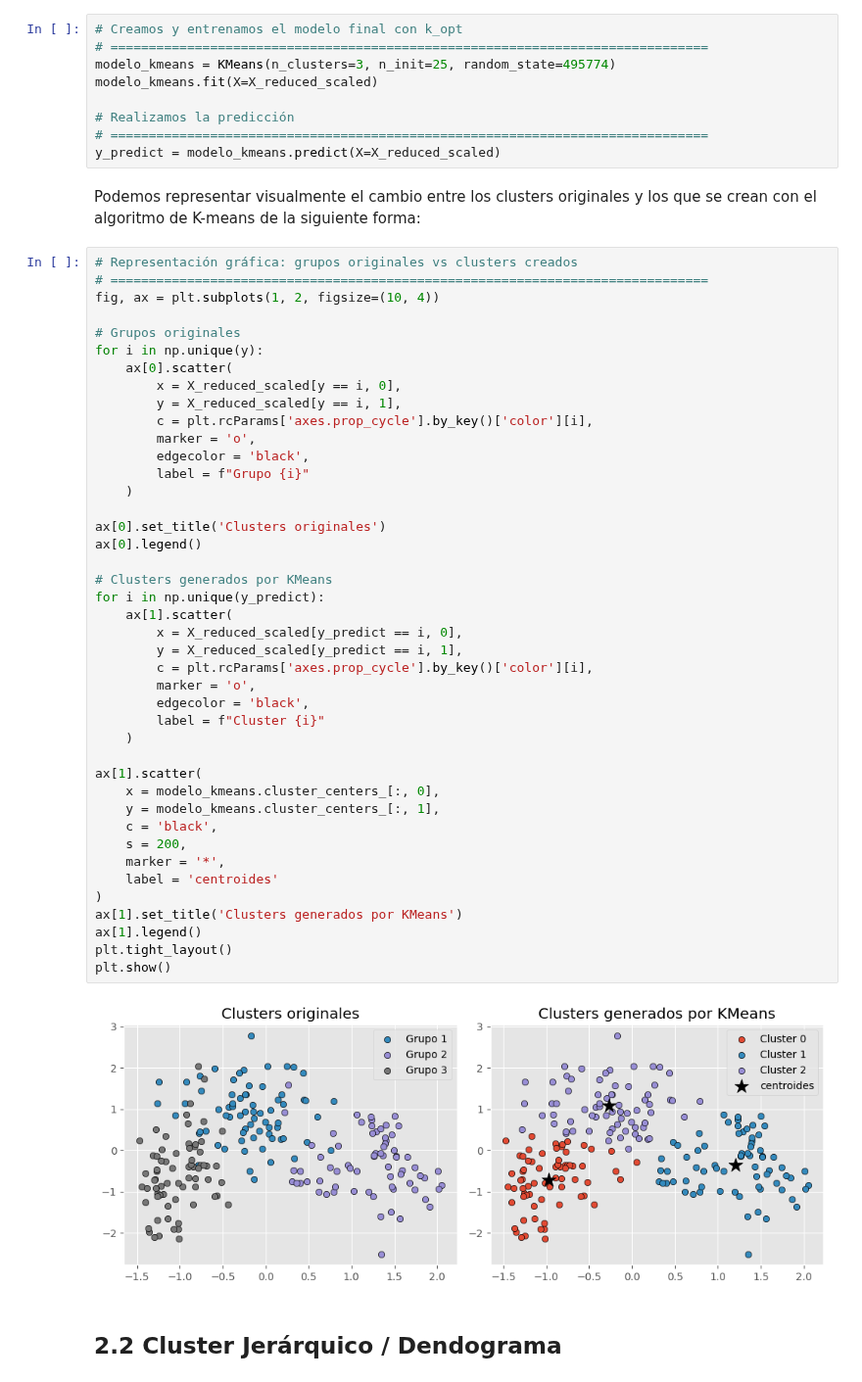
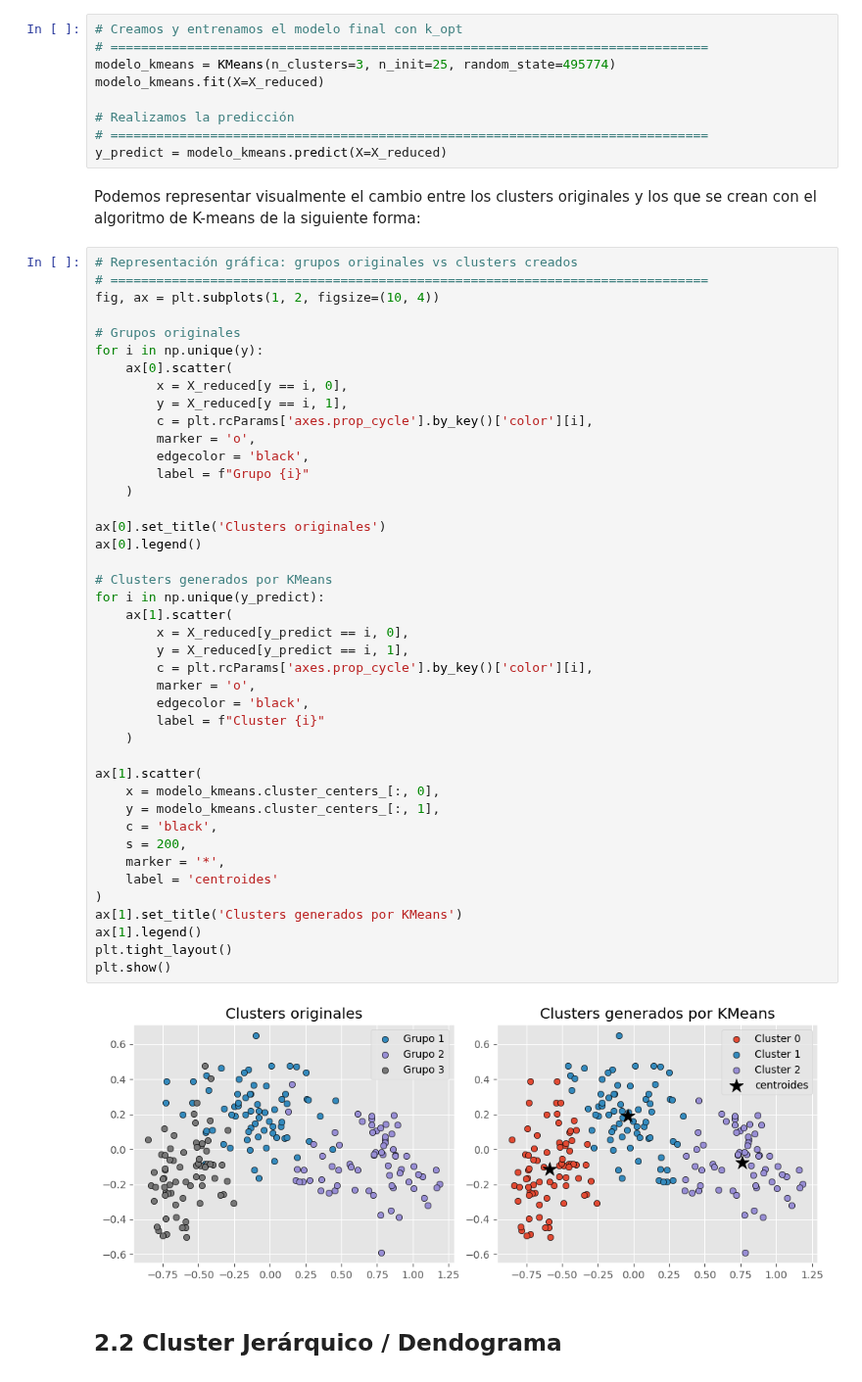
Before and after one commit to albatellouc3m/Grupo5, a Jupyter notebook: practica2-grupo5/practica2.ipynb, the cells around one changed output. Shown at 98% size. Cells and saved outputs as stored; diff of their text form.

```diff
--- a/practica2-grupo5/practica2.ipynb
+++ b/practica2-grupo5/practica2.ipynb
@@ -193,11 +193,11 @@ k_opt = Ks[np.argmax(sil_scores)]
 # Creamos y entrenamos el modelo final con k_opt
 # ==============================================================================
 modelo_kmeans = KMeans(n_clusters=3, n_init=25, random_state=495774)
-modelo_kmeans.fit(X=X_reduced_scaled)
+modelo_kmeans.fit(X=X_reduced)
 
 # Realizamos la predicción
 # ==============================================================================
-y_predict = modelo_kmeans.predict(X=X_reduced_scaled)
+y_predict = modelo_kmeans.predict(X=X_reduced)
 # %% [markdown]
 Podemos representar visualmente el cambio entre los clusters originales y los que se crean con el algoritmo de K-means de la siguiente forma:
 # %%
@@ -208,42 +208,42 @@ fig, ax = plt.subplots(1, 2, figsize=(10, 4))
 # Grupos originales
 for i in np.unique(y):
     ax[0].scatter(
-        x = X_reduced_scaled[y == i, 0],
-        y = X_reduced_scaled[y == i, 1],
+        x = X_reduced[y == i, 0],
+        y = X_reduced[y == i, 1],
         c = plt.rcParams['axes.prop_cycle'].by_key()['color'][i],
         marker = 'o',
         edgecolor = 'black',
         label = f"Grupo {i}"
     )
 
 ax[0].set_title('Clusters originales')
 ax[0].legend()
 
 # Clusters generados por KMeans
 for i in np.unique(y_predict):
     ax[1].scatter(
-        x = X_reduced_scaled[y_predict == i, 0],
-        y = X_reduced_scaled[y_predict == i, 1],
+        x = X_reduced[y_predict == i, 0],
+        y = X_reduced[y_predict == i, 1],
         c = plt.rcParams['axes.prop_cycle'].by_key()['color'][i],
         marker = 'o',
         edgecolor = 'black',
         label = f"Cluster {i}"
     )
 
 ax[1].scatter(
     x = modelo_kmeans.cluster_centers_[:, 0],
     y = modelo_kmeans.cluster_centers_[:, 1],
     c = 'black',
     s = 200,
     marker = '*',
     label = 'centroides'
 )
 ax[1].set_title('Clusters generados por KMeans')
 ax[1].legend()
 plt.tight_layout()
 plt.show()
 # %% [output]
-[figure, old version]
+[figure, new version]
 # %% [markdown]
 ## 2.2 Cluster Jerárquico / Dendograma
 # %% [markdown]
```
Also changed, not shown: parts of 33 cells of this notebook.
